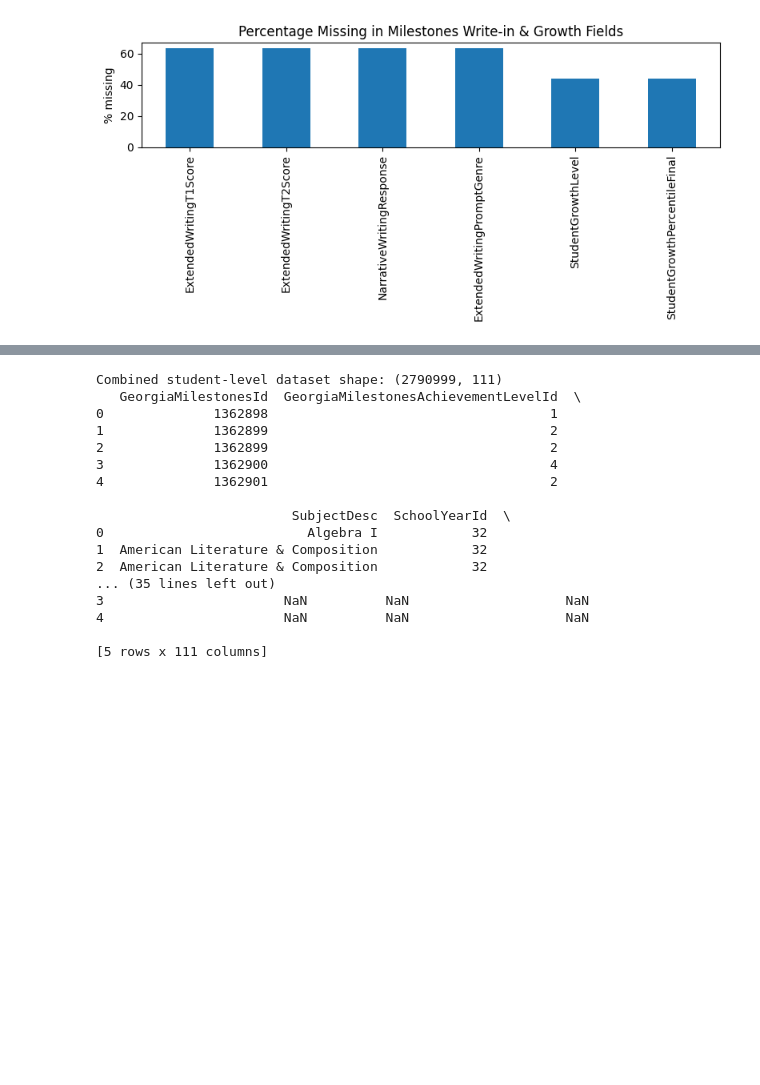
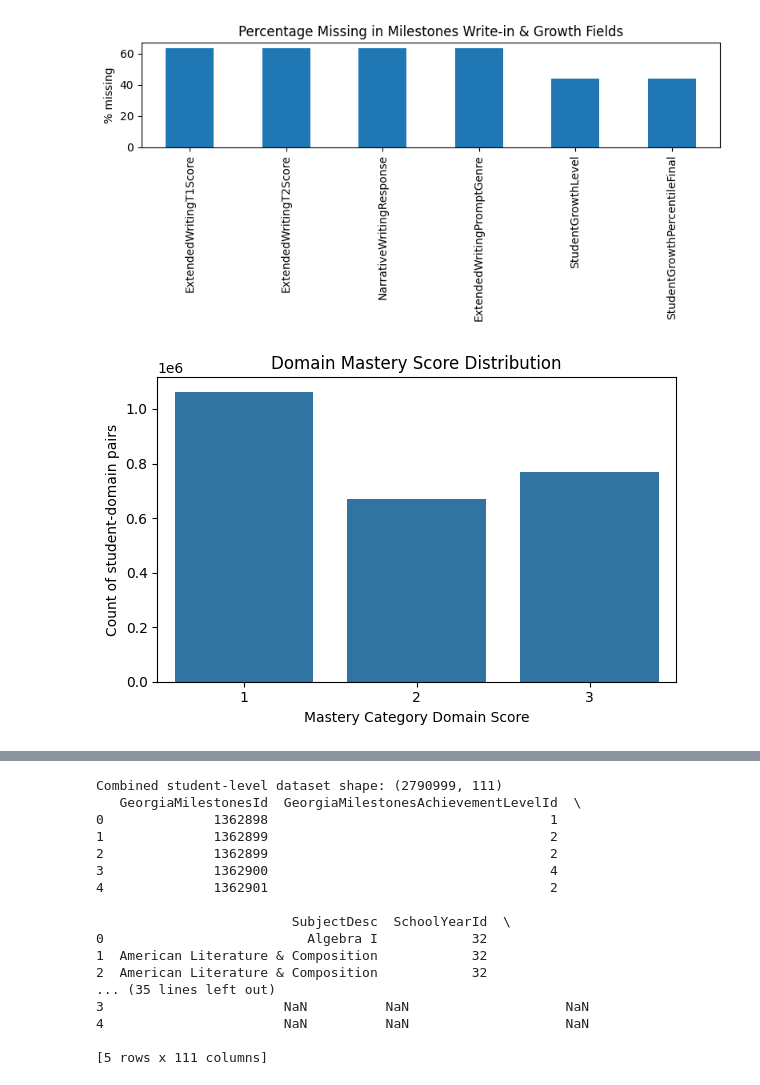
Before and after one commit to bvo0293/PracticumSummer2025, a Jupyter notebook: EDA.ipynb, the cells around one changed output, grey strips where cells are left out. Cells and saved outputs as stored; diff of their text form; code cells hidden in the pictures; blank space fills up the shorter version.

```diff
--- a/EDA.ipynb
+++ b/EDA.ipynb
@@ -127,3 +130,14 @@ plt.tight_layout()
 plt.show()
 # %% [output]
 [figure]
+# %%
+# histogram of the raw domain score (0–3)
+plt.figure(figsize=(6,4))
+sns.countplot(x="MasteryCategoryDomainScore", data=subscores_df)
+plt.title("Domain Mastery Score Distribution")
+plt.xlabel("Mastery Category Domain Score")
+plt.ylabel("Count of student-domain pairs")
+plt.tight_layout()
+plt.show()
+# %% [output]
+[figure, added]
```
Also changed, not shown: parts of 5 cells of this notebook.
